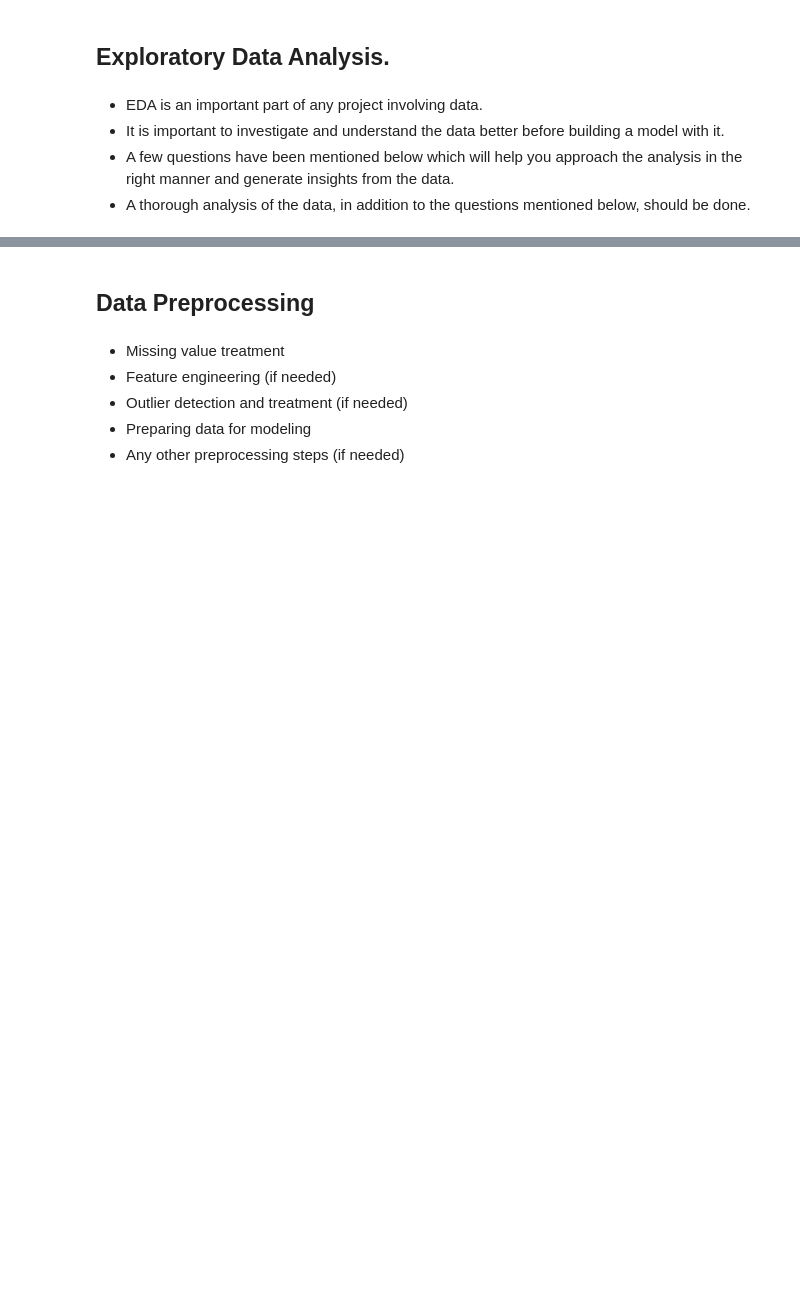
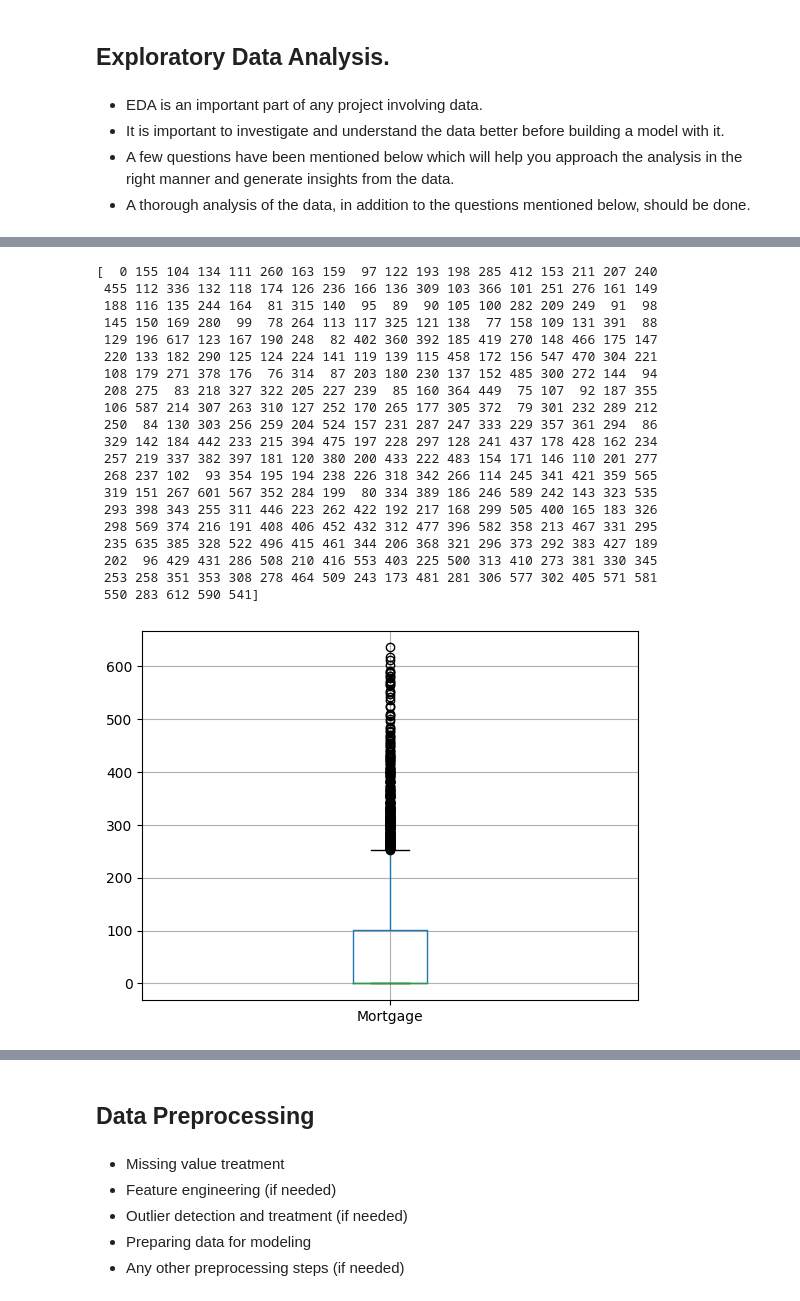
Before and after one commit to lhughey/AIML_Course, a Jupyter notebook: CaseStudy2 - Personal Loan Campaign/AIML_ML_Project_full_code_notebook.ipynb, the cells around one changed output, grey strips where cells are left out. Drawn from its saved outputs; the diff is of its cells as text; code cells hidden in the pictures; blank space fills up the shorter version.

```diff
--- a/CaseStudy2 - Personal Loan Campaign/AIML_ML_Project_full_code_notebook.ipynb
+++ b/CaseStudy2 - Personal Loan Campaign/AIML_ML_Project_full_code_notebook.ipynb
@@ -112,0 +144,33 @@ data.describe()
+# %%
+#determine the distinct mortgage values to look for bad data
+distinctVals = data['Mortgage'].unique()
+print(distinctVals)
+
+#determine the distribution of the mortgage
+# data['Mortgage'].hist()
+# plt.show()
+
+data.boxplot(column=['Mortgage'])
+plt.show()
+# %% [output]
+[  0 155 104 134 111 260 163 159  97 122 193 198 285 412 153 211 207 240
+ 455 112 336 132 118 174 126 236 166 136 309 103 366 101 251 276 161 149
+ 188 116 135 244 164  81 315 140  95  89  90 105 100 282 209 249  91  98
+ 145 150 169 280  99  78 264 113 117 325 121 138  77 158 109 131 391  88
+ 129 196 617 123 167 190 248  82 402 360 392 185 419 270 148 466 175 147
+ 220 133 182 290 125 124 224 141 119 139 115 458 172 156 547 470 304 221
+ 108 179 271 378 176  76 314  87 203 180 230 137 152 485 300 272 144  94
+ 208 275  83 218 327 322 205 227 239  85 160 364 449  75 107  92 187 355
+ 106 587 214 307 263 310 127 252 170 265 177 305 372  79 301 232 289 212
+ 250  84 130 303 256 259 204 524 157 231 287 247 333 229 357 361 294  86
+ 329 142 184 442 233 215 394 475 197 228 297 128 241 437 178 428 162 234
+ 257 219 337 382 397 181 120 380 200 433 222 483 154 171 146 110 201 277
+ 268 237 102  93 354 195 194 238 226 318 342 266 114 245 341 421 359 565
+ 319 151 267 601 567 352 284 199  80 334 389 186 246 589 242 143 323 535
+ 293 398 343 255 311 446 223 262 422 192 217 168 299 505 400 165 183 326
+ 298 569 374 216 191 408 406 452 432 312 477 396 582 358 213 467 331 295
+ 235 635 385 328 522 496 415 461 344 206 368 321 296 373 292 383 427 189
+ 202  96 429 431 286 508 210 416 553 403 225 500 313 410 273 381 330 345
+ 253 258 351 353 308 278 464 509 243 173 481 281 306 577 302 405 571 581
+ 550 283 612 590 541]
+[figure, added]
```
Also changed, not shown: parts of 5 cells of this notebook.
